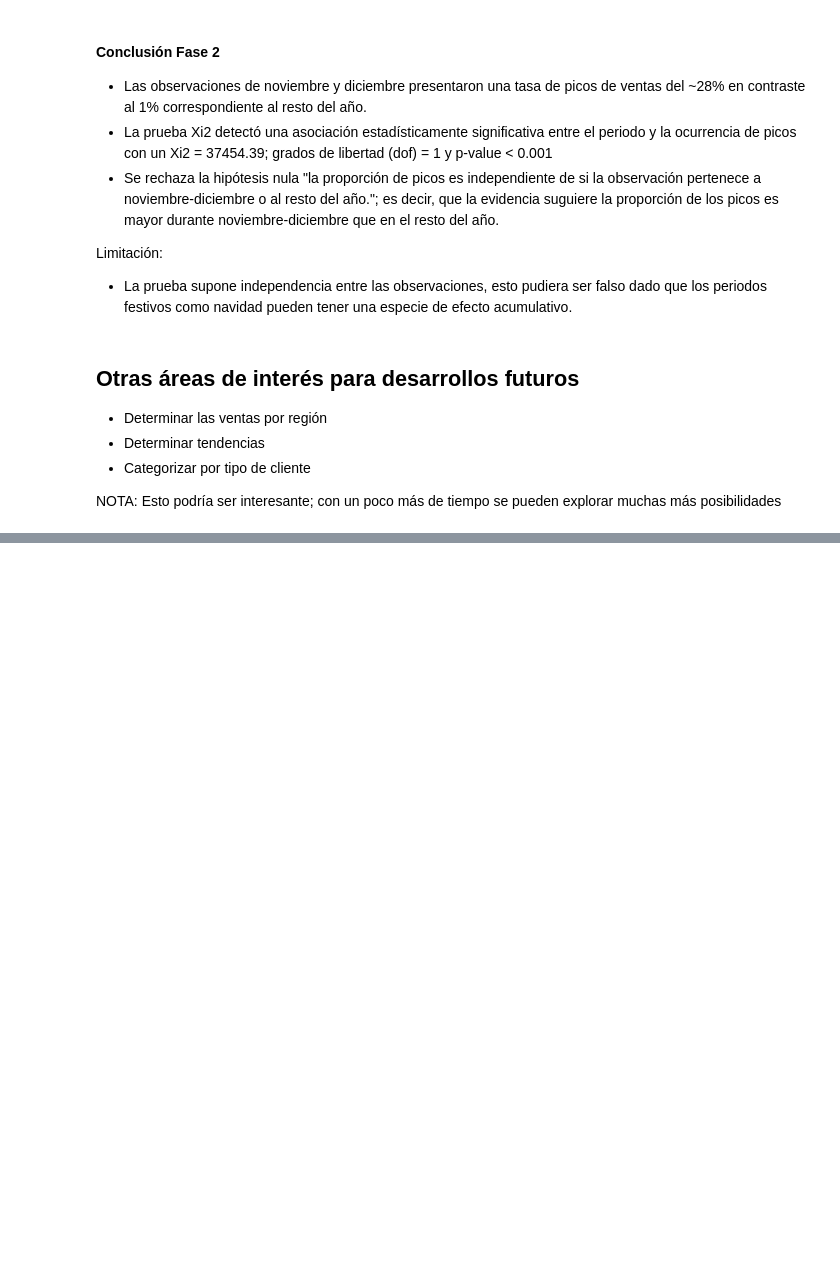
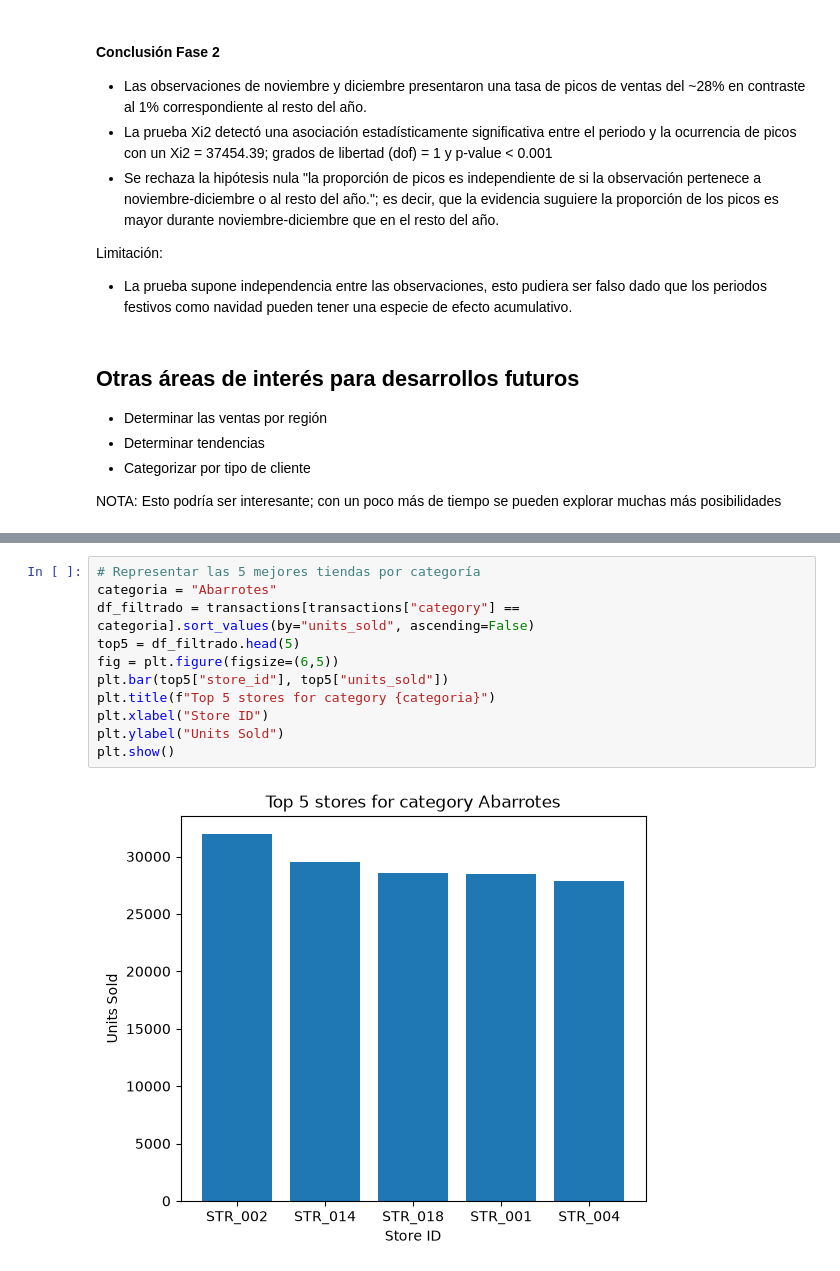
Before and after one commit to Fernandojbf123/Prueba_tecnica_DS, a Jupyter notebook: notebooks/EDA.ipynb, the cells around one changed output, grey strips where cells are left out. Saved outputs shown, nothing was run; the diff lists cells and outputs as text; blank space fills up the shorter version.

```diff
--- a/notebooks/EDA.ipynb
+++ b/notebooks/EDA.ipynb
@@ -956,0 +984,13 @@ NOTA: Esto podría ser interesante; con un poco más de tiempo se pueden explora
+# %%
+# Representar las 5 mejores tiendas por categoría
+categoria = "Abarrotes"
+df_filtrado = transactions[transactions["category"] == categoria].sort_values(by="units_sold", ascending=False)
+top5 = df_filtrado.head(5)
+fig = plt.figure(figsize=(6,5))
+plt.bar(top5["store_id"], top5["units_sold"])
+plt.title(f"Top 5 stores for category {categoria}")
+plt.xlabel("Store ID")
+plt.ylabel("Units Sold")
+plt.show()
+# %% [output]
+[figure, added]
```
Also changed, not shown: parts of 5 cells of this notebook, 12 other files.
